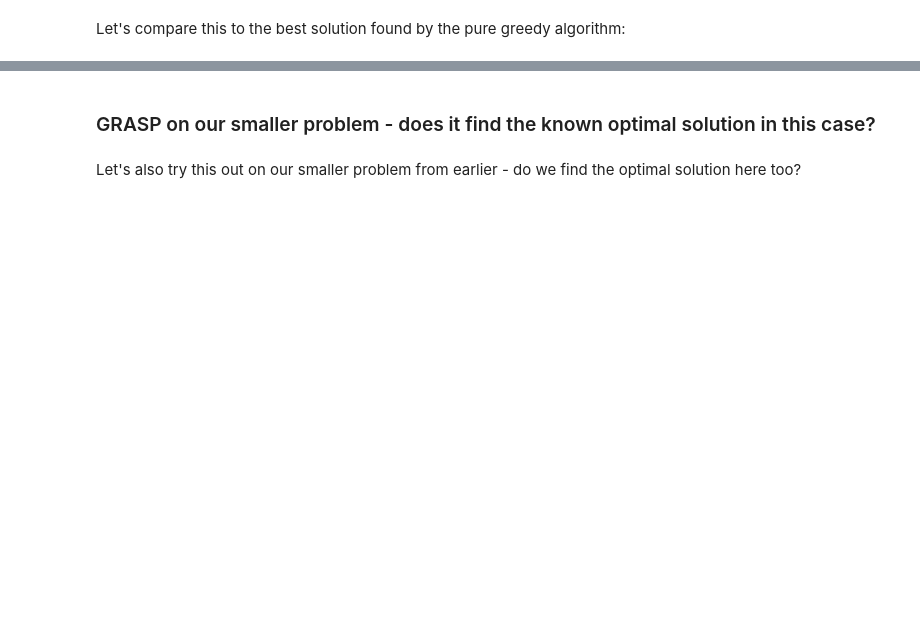
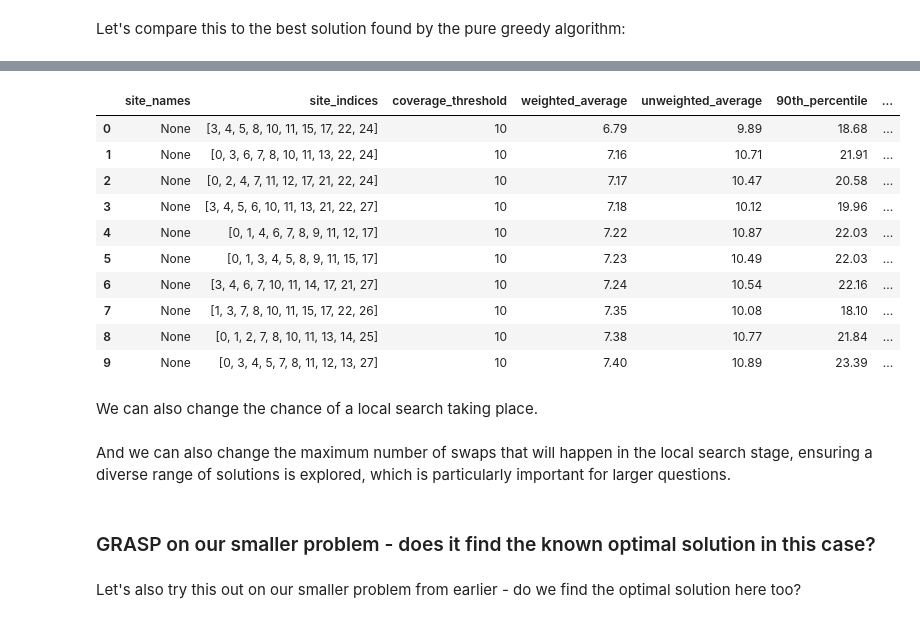
Before and after one commit to hsma-tools/lokigi, a Jupyter notebook: examples/location/greedy_and_grasp/greedy_and_grasp.ipynb, the cells around one changed output, grey strips where cells are left out. Cells and saved outputs as stored; diff of their text form; code cells hidden in the pictures; blank space fills up the shorter version.

```diff
--- a/examples/location/greedy_and_grasp/greedy_and_grasp.ipynb
+++ b/examples/location/greedy_and_grasp/greedy_and_grasp.ipynb
@@ -234,0 +257,22 @@ In addition, it would benefit us to run GRASP with a higher number of maximum it
+# %%
+solution_grasp_big_more_diverse = problem.solve(
+    p=10, search_strategy="grasp", threshold_for_coverage=10, grasp_alpha=0.6,
+    grasp_max_attempts=50000, grasp_num_solutions=30,
+    grasp_min_sites_different=4, # set this value - default is 1
+    )
+# %%
+solution_grasp_big_more_diverse.show_solutions().head(10)
+# %% [output]
+|  | site_names | site_indices | coverage_threshold | weighted_average | unweighted_average | 90th_percentile | ... |
+| 0 | None | [3, 4, 5, 8, 10, 11, 15, 17, 22, 24] | 10 | 6.79 | 9.89 | 18.68 | ... |
+| 1 | None | [0, 3, 6, 7, 8, 10, 11, 13, 22, 24] | 10 | 7.16 | 10.71 | 21.91 | ... |
+| 2 | None | [0, 2, 4, 7, 11, 12, 17, 21, 22, 24] | 10 | 7.17 | 10.47 | 20.58 | ... |
+| 3 | None | [3, 4, 5, 6, 10, 11, 13, 21, 22, 27] | 10 | 7.18 | 10.12 | 19.96 | ... |
+| 4 | None | [0, 1, 4, 6, 7, 8, 9, 11, 12, 17] | 10 | 7.22 | 10.87 | 22.03 | ... |
+| 5 | None | [0, 1, 3, 4, 5, 8, 9, 11, 15, 17] | 10 | 7.23 | 10.49 | 22.03 | ... |
+| 6 | None | [3, 4, 6, 7, 10, 11, 14, 17, 21, 27] | 10 | 7.24 | 10.54 | 22.16 | ... |
+| 7 | None | [1, 3, 7, 8, 10, 11, 15, 17, 22, 26] | 10 | 7.35 | 10.08 | 18.10 | ... |
+| 8 | None | [0, 1, 2, 7, 8, 10, 11, 13, 14, 25] | 10 | 7.38 | 10.77 | 21.84 | ... |
+| 9 | None | [0, 3, 4, 5, 7, 8, 11, 12, 13, 27] | 10 | 7.40 | 10.89 | 23.39 | ... |
+# %% [markdown]
+We can also change the chance of a local search taking place.
@@ -234,0 +285,2 @@ In addition, it would benefit us to run GRASP with a higher number of maximum it
+# %% [markdown]
+And we can also change the maximum number of swaps that will happen in the local search stage, ensuring a diverse range of solutions is explored, which is particularly important for larger questions.
```
Also changed, not shown: parts of 21 cells of this notebook, 2 other files.
